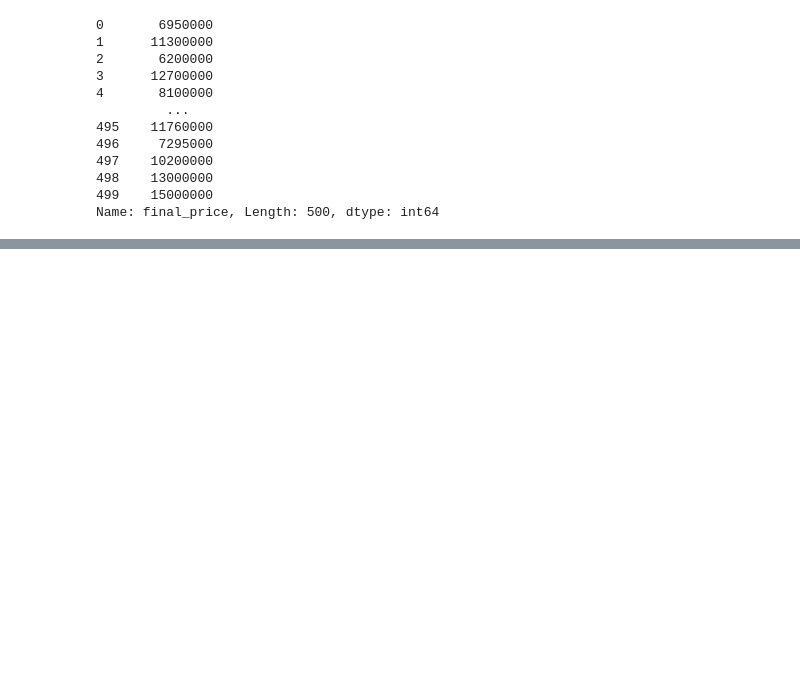
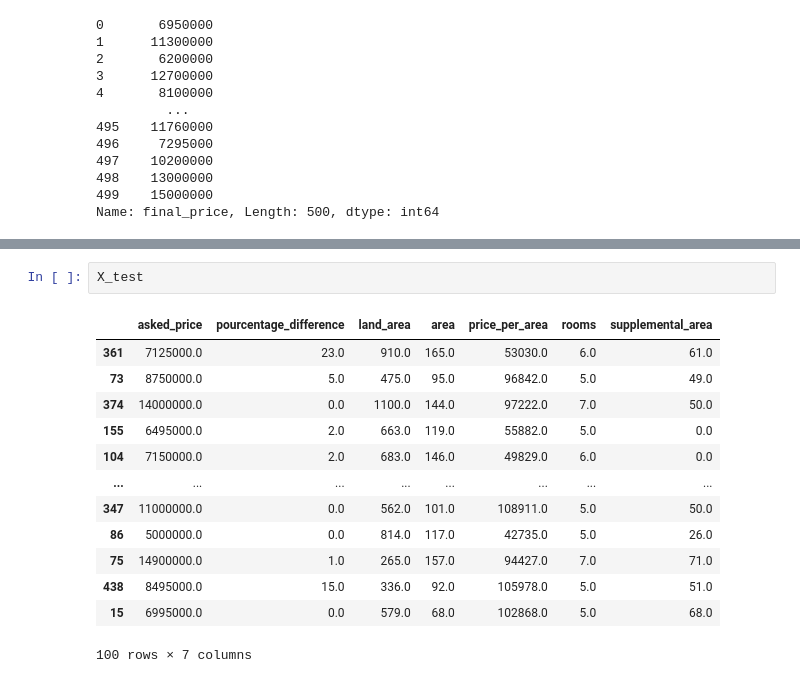
Before and after one commit to AndresTrujillo1811-bit/data-pipeline-for-ml_examensarbete, a Jupyter notebook: machine_learning/house_prices_pred.ipynb, the cells around one changed output, grey strips where cells are left out. Cells and saved outputs as stored; diff of their text form; blank space fills up the shorter version.

```diff
--- a/machine_learning/house_prices_pred.ipynb
+++ b/machine_learning/house_prices_pred.ipynb
@@ -65,0 +89,16 @@ Name: final_price, Length: 500, dtype: int64
+# %%
+X_test
+# %% [output]
+|  | asked_price | pourcentage_difference | land_area | area | price_per_area | rooms | supplemental_area |
+| 361 | 7125000.0 | 23.0 | 910.0 | 165.0 | 53030.0 | 6.0 | 61.0 |
+| 73 | 8750000.0 | 5.0 | 475.0 | 95.0 | 96842.0 | 5.0 | 49.0 |
+| 374 | 14000000.0 | 0.0 | 1100.0 | 144.0 | 97222.0 | 7.0 | 50.0 |
+| 155 | 6495000.0 | 2.0 | 663.0 | 119.0 | 55882.0 | 5.0 | 0.0 |
+| 104 | 7150000.0 | 2.0 | 683.0 | 146.0 | 49829.0 | 6.0 | 0.0 |
+| ... | ... | ... | ... | ... | ... | ... | ... |
+| 347 | 11000000.0 | 0.0 | 562.0 | 101.0 | 108911.0 | 5.0 | 50.0 |
+| 86 | 5000000.0 | 0.0 | 814.0 | 117.0 | 42735.0 | 5.0 | 26.0 |
+| 75 | 14900000.0 | 1.0 | 265.0 | 157.0 | 94427.0 | 7.0 | 71.0 |
+| 438 | 8495000.0 | 15.0 | 336.0 | 92.0 | 105978.0 | 5.0 | 51.0 |
+| 15 | 6995000.0 | 0.0 | 579.0 | 68.0 | 102868.0 | 5.0 | 68.0 |
+100 rows × 7 columns
```
Also changed, not shown: parts of 9 cells of this notebook, 3 other files.
